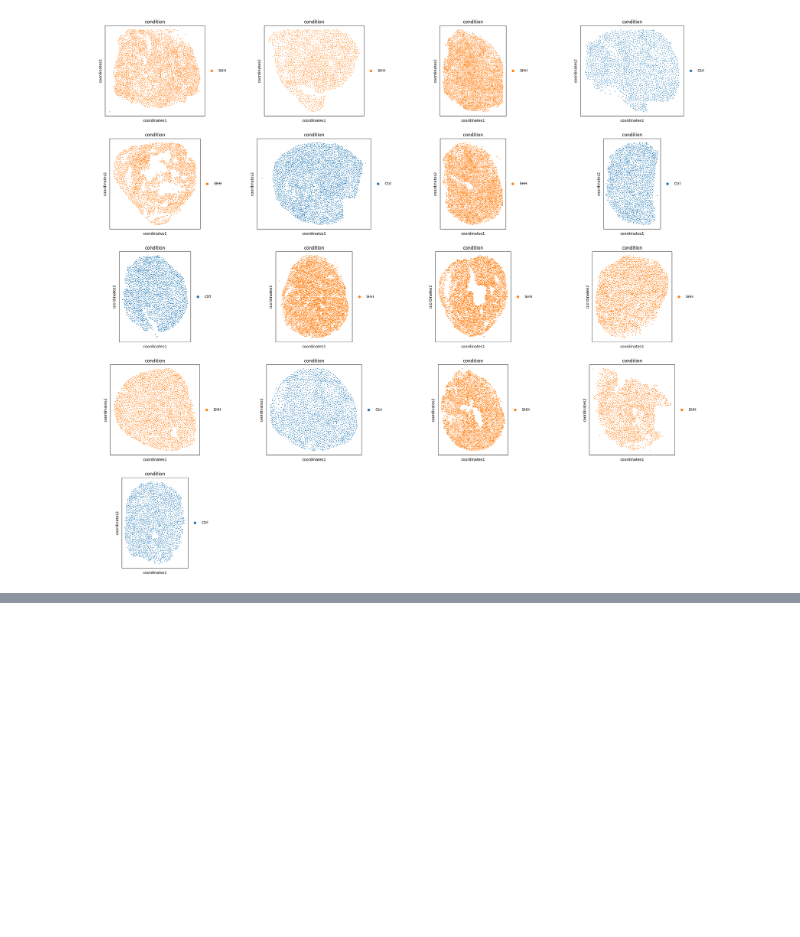
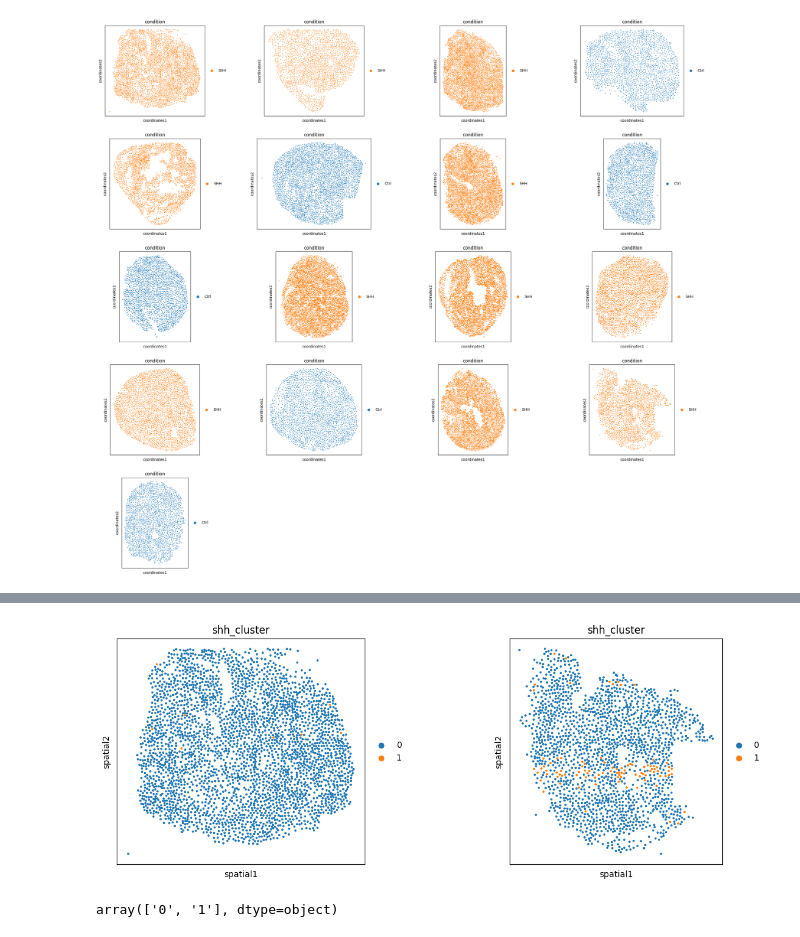
Before and after one commit to theislab/interscale, a Jupyter notebook: docs/notebooks/data/legnini23.ipynb, the cells around one changed output, grey strips where cells are left out. Drawn from its saved outputs; the diff is of its cells as text; code cells hidden in the pictures; blank space fills up the shorter version.

```diff
--- a/docs/notebooks/data/legnini23.ipynb
+++ b/docs/notebooks/data/legnini23.ipynb
@@ -155,0 +173,23 @@ sq.gr.spatial_neighbors(adata, spatial_key='coordinates')
+# %%
+# Identify SHH center
+shh_threshold = 3.0
+
+shh_values = adata[:, 'SHH'].X
+# If sparse, convert to dense
+if issparse(shh_values):
+    shh_values = shh_values.toarray()
+# Ensure it's a 1D array
+shh_values = shh_values.flatten()
+
+adata.obs['shh_cluster'] = np.where(shh_values < shh_threshold, str(0), str(1))
+# %%
+sq.pl.spatial_scatter(
+    adata,
+    library_key = 'sample',
+    library_id = ['slide1_A2-1', 'slide4_B2-2'],
+    color =  ['shh_cluster'],
+    shape= None,
+    size = 8,
+)
+# %% [output]
+[figure, added]
@@ -155,0 +198,4 @@ sq.gr.spatial_neighbors(adata, spatial_key='coordinates')
+# %%
+np.unique(sub_adata.obs["shh_cluster"])
+# %% [output]
+array(['0', '1'], dtype=object)
```
Also changed, not shown: parts of 26 cells of this notebook, 3 other files.
